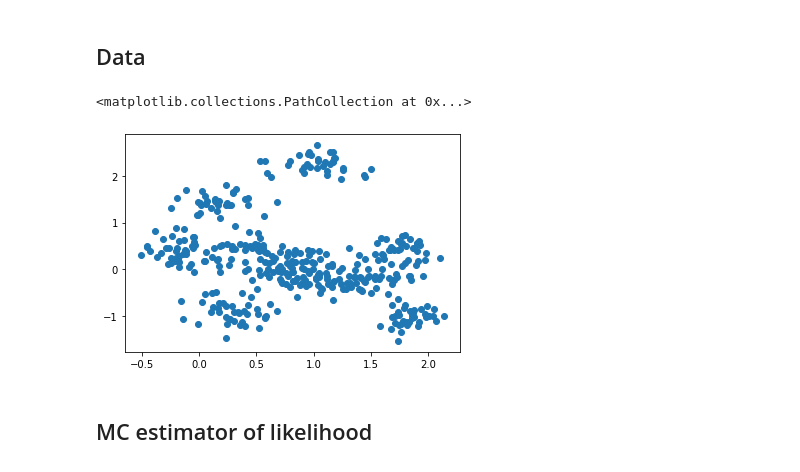
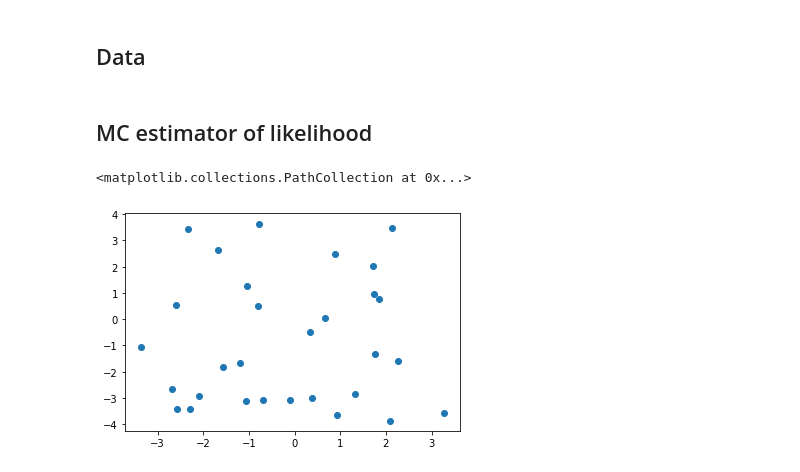
Before and after one commit to Goda-Research-Group/mlmc-model-evidence, a Jupyter notebook: notebooks/Cox_Process_modulated_by_GP.ipynb, the cells around one changed output. Drawn from its saved outputs; the diff is of its cells as text; code cells hidden in the pictures.

```diff
--- a/notebooks/Cox_Process_modulated_by_GP.ipynb
+++ b/notebooks/Cox_Process_modulated_by_GP.ipynb
@@ -68,3 +71,5 @@ def generate_data(N=10000, rejector=lambda x:x):
             return x[:N0]
         else:
             N *= 2
+# %% [markdown]
+## MC estimator of likelihood
@@ -71,3 +126,19 @@ def generate_data(N=10000, rejector=lambda x:x):
 # %%
 N = 400
 x = generate_data(N, rejector)
+# %%
+x_sampler = lambda n: np.random.uniform(low=-4,high=4, size=n*2).reshape([n,2])
+D = 30
+phi = {
+    'm': tf.Variable(np.zeros([D])),
+    'colS': tf.Variable(np.eye(D, dtype=np.float64))
+}
+theta = {
+    'x_i': tf.Variable(x_sampler(D)),
+    'alpha': tf.Variable(1., dtype=tf.float64),
+    'beta': tf.Variable(-1., dtype=tf.float64),
+}
+config = {
+    'x_sampler': x_sampler,
+    'area': 8*8
+}
@@ -74,7 +149,5 @@ x = generate_data(N, rejector)
 # %%
-plt.scatter(x[:,0], x[:,1])
+plt.scatter(theta['x_i'][:,0], theta['x_i'][:,1])
 # %% [output]
 <matplotlib.collections.PathCollection at 0x...>
-[figure, old version]
+[figure, new version]
-# %% [markdown]
-## MC estimator of likelihood
```
Also changed, not shown: parts of 16 cells of this notebook, 1 other file.
